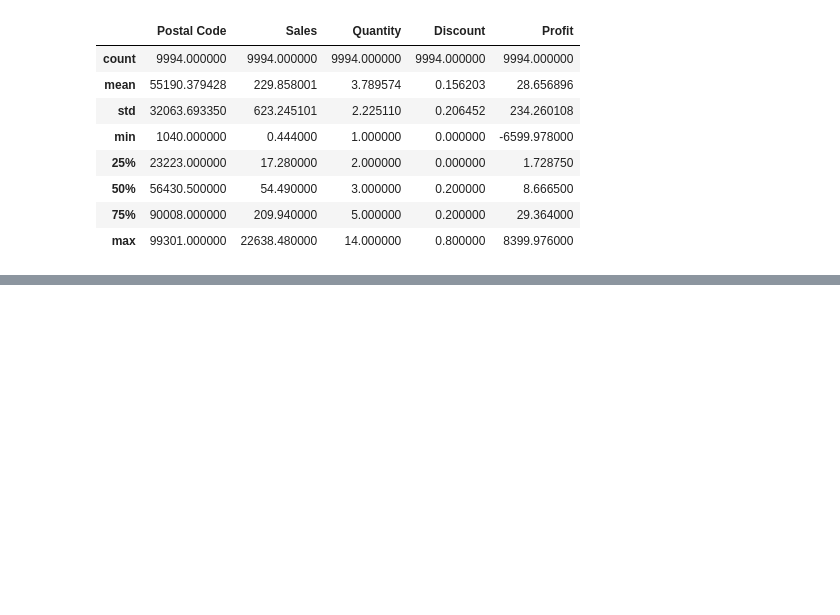
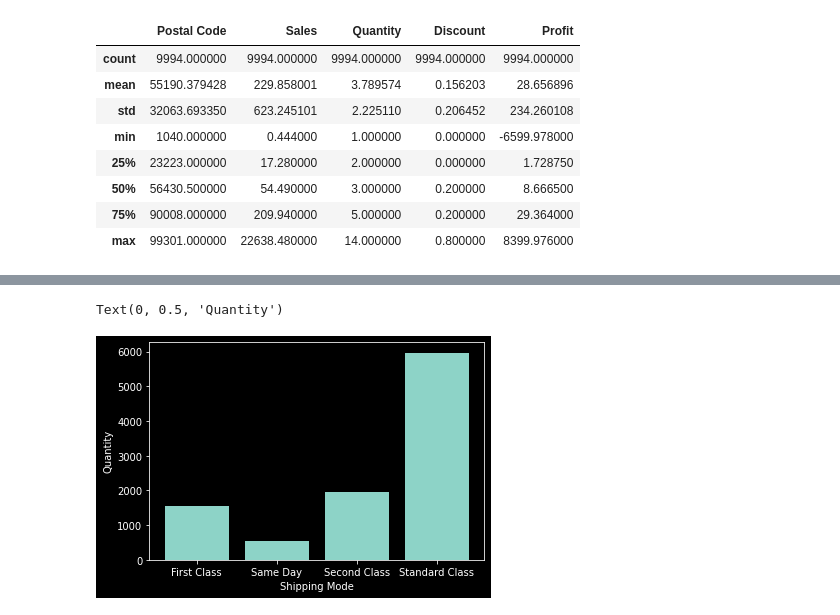
Before and after one commit to MrCipher691/GRIP-Sparks-Foundation, a Jupyter notebook: EDA-Store.ipynb, the cells around one changed output, grey strips where cells are left out. Drawn from its saved outputs; the diff is of its cells as text; code cells hidden in the pictures; blank space fills up the shorter version.

```diff
--- a/EDA-Store.ipynb
+++ b/EDA-Store.ipynb
@@ -20,0 +25,3 @@ df.head(10)
+# %%
+df.drop('Country', axis=1, inplace=True)
+df.head()
@@ -85,0 +93,4 @@ sns.histplot(ax=axes[1, 1], data = df, x = 'Profit', kde = True)
+# %%
+ship_mode_count = df.groupby('Ship Mode').count()
+ship_mode = ship_mode_count.index
+ship_mode_count.head()
@@ -85,0 +104,8 @@ sns.histplot(ax=axes[1, 1], data = df, x = 'Profit', kde = True)
+# %%
+plt.bar(ship_mode, ship_mode_count['Quantity'])
+plt.xticks(ship_mode)
+plt.xlabel('Shipping Mode')
+plt.ylabel('Quantity')
+# %% [output]
+Text(0, 0.5, 'Quantity')
+[figure, added]
```
Also changed, not shown: parts of 21 cells of this notebook.
